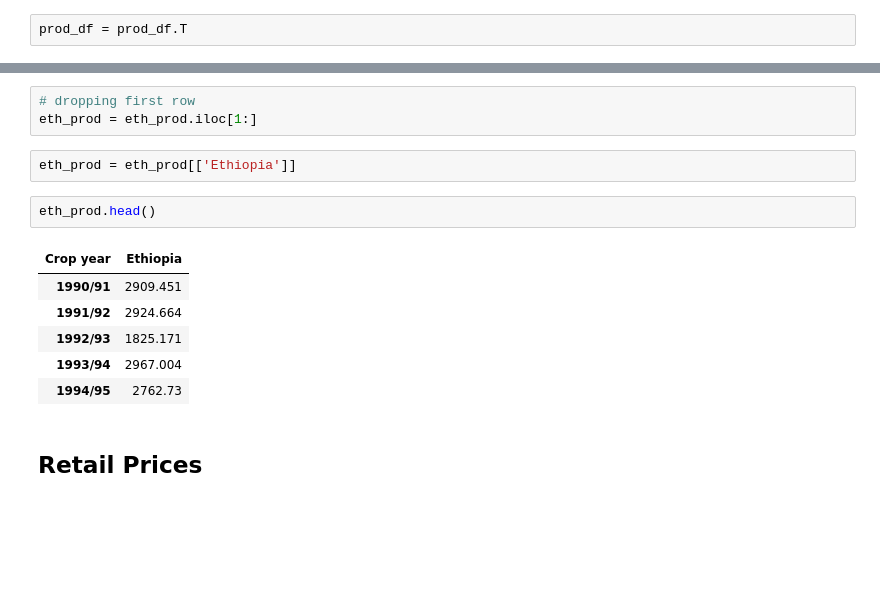
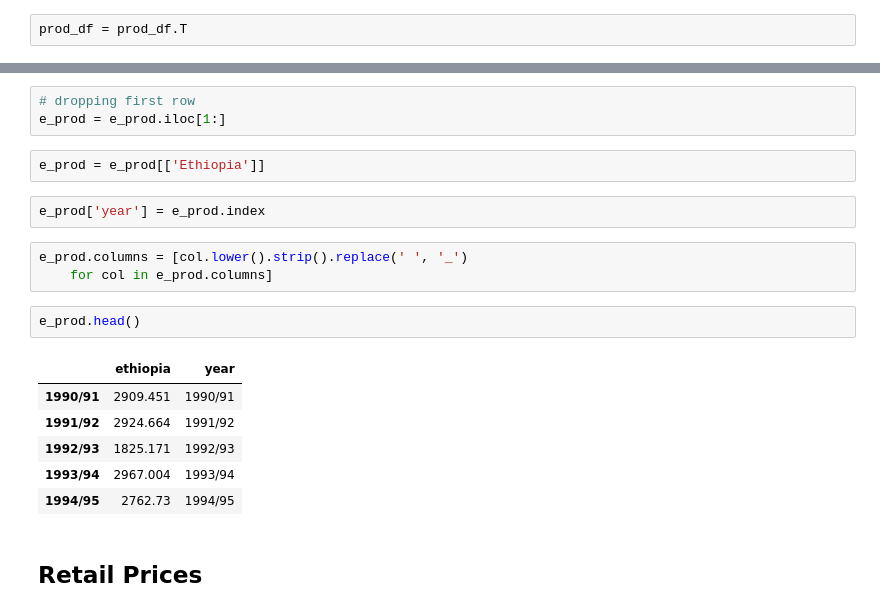
Before and after one commit to sanghyuns/Climate_Change_vs_Coffee_Production, a Jupyter notebook: Shawn.ipynb, the cells around one changed output, grey strips where cells are left out. Drawn from its saved outputs; the diff is of its cells as text; blank space fills up the shorter version.

```diff
--- a/Shawn.ipynb
+++ b/Shawn.ipynb
@@ -33,17 +23,22 @@ eth_prod.columns = eth_prod.iloc[0]
 # %%
 # dropping first row
-eth_prod = eth_prod.iloc[1:]
+e_prod = e_prod.iloc[1:]
 # %%
-eth_prod = eth_prod[['Ethiopia']]
+e_prod = e_prod[['Ethiopia']]
-# %%
-eth_prod.head()
-# %% [output]
-| Crop year | Ethiopia |
-| 1990/91 | 2909.451 |
-| 1991/92 | 2924.664 |
-| 1992/93 | 1825.171 |
-| 1993/94 | 2967.004 |
-| 1994/95 | 2762.73 |
+# %%
+e_prod['year'] = e_prod.index
+# %%
+e_prod.columns = [col.lower().strip().replace(' ', '_')
+    for col in e_prod.columns]
+# %%
+e_prod.head()
+# %% [output]
+|  | ethiopia | year |
+| 1990/91 | 2909.451 | 1990/91 |
+| 1991/92 | 2924.664 | 1991/92 |
+| 1992/93 | 1825.171 | 1992/93 |
+| 1993/94 | 2967.004 | 1993/94 |
+| 1994/95 | 2762.73 | 1994/95 |
 # %% [markdown]
 ## Retail Prices
 # %%
```
Also changed, not shown: parts of 19 cells of this notebook.
